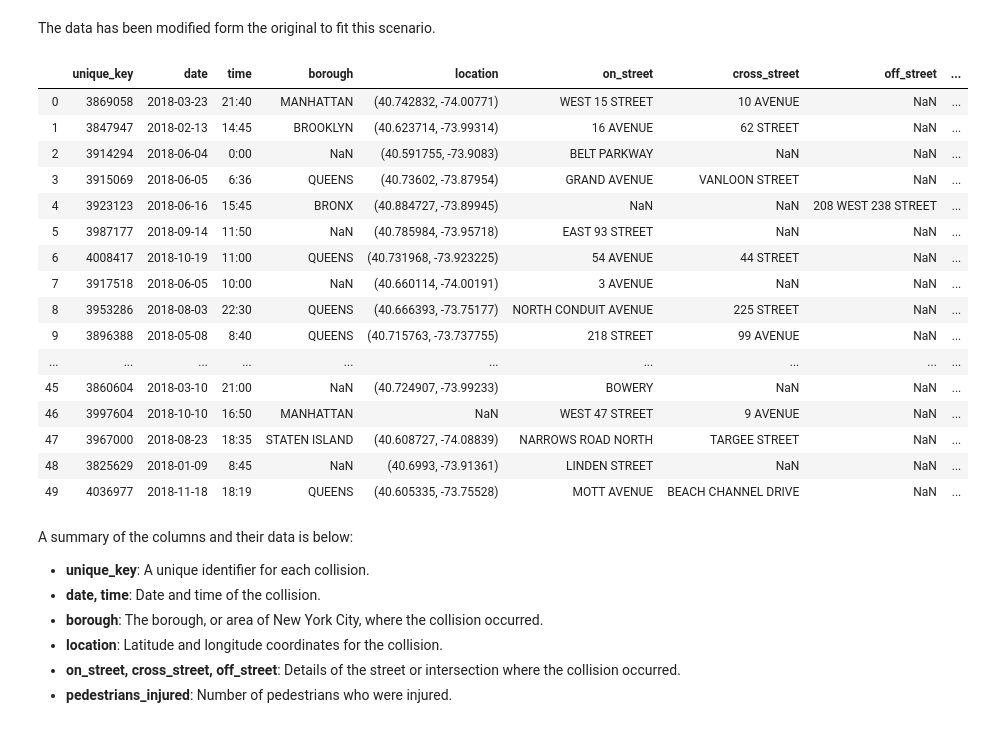
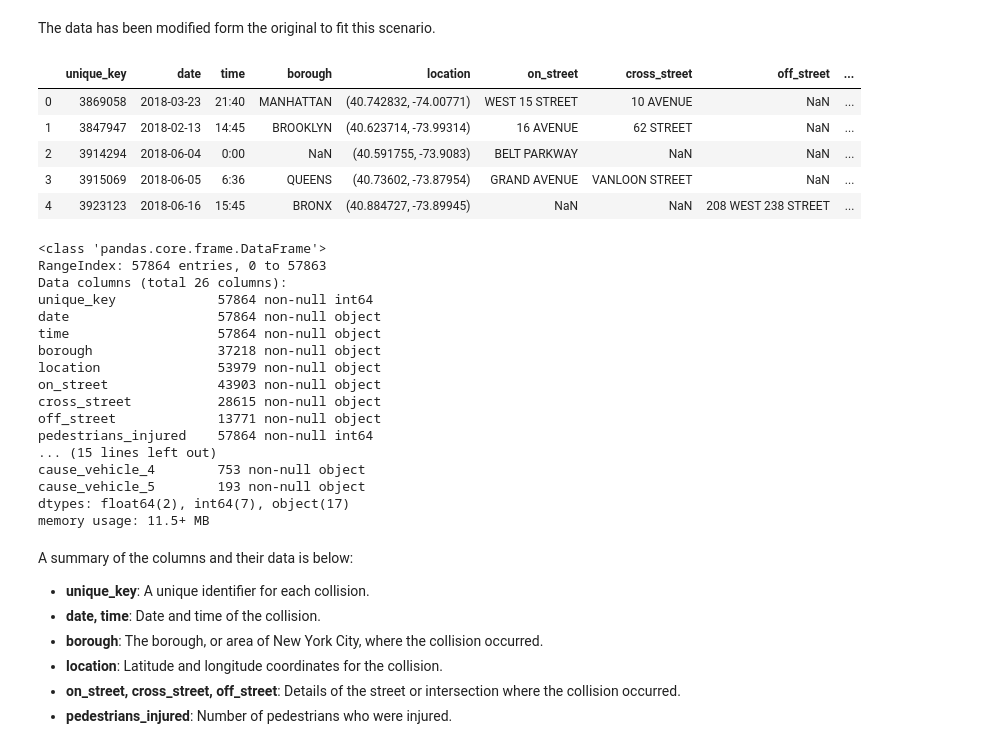
Before and after one commit to Clemo97/working-with-missing-data, a Jupyter notebook: working-with-missing-data.ipynb, the cells around one changed output. Cells and saved outputs as stored; diff of their text form; code cells hidden in the pictures.

```diff
--- a/working-with-missing-data.ipynb
+++ b/working-with-missing-data.ipynb
@@ -8,31 +8,40 @@ The data has been modified form the original to fit this scenario.
 # %%
 import pandas as pd
 import numpy as np
 pd.set_option('display.max_columns', 999)
 pd.set_option('display.max_rows', 900)
 pd.set_option('display.max_colwidth', -1)
 
 mvc = pd.read_csv(r"C:\Users\lumum\Documents\Data Projects\working-with-missing-data\nypd_mvc_2018.csv")
 
-mvc.head(50)
+mvc.head()
 # %% [output]
 |  | unique_key | date | time | borough | location | on_street | cross_street | off_street | ... |
 | 0 | 3869058 | 2018-03-23 | 21:40 | MANHATTAN | (40.742832, -74.00771) | WEST 15 STREET | 10 AVENUE | NaN | ... |
 | 1 | 3847947 | 2018-02-13 | 14:45 | BROOKLYN | (40.623714, -73.99314) | 16 AVENUE | 62 STREET | NaN | ... |
 | 2 | 3914294 | 2018-06-04 | 0:00 | NaN | (40.591755, -73.9083) | BELT PARKWAY | NaN | NaN | ... |
 | 3 | 3915069 | 2018-06-05 | 6:36 | QUEENS | (40.73602, -73.87954) | GRAND AVENUE | VANLOON STREET | NaN | ... |
 | 4 | 3923123 | 2018-06-16 | 15:45 | BRONX | (40.884727, -73.89945) | NaN | NaN | 208 WEST 238 STREET | ... |
-| 5 | 3987177 | 2018-09-14 | 11:50 | NaN | (40.785984, -73.95718) | EAST 93 STREET | NaN | NaN | ... |
-| 6 | 4008417 | 2018-10-19 | 11:00 | QUEENS | (40.731968, -73.923225) | 54 AVENUE | 44 STREET | NaN | ... |
-| 7 | 3917518 | 2018-06-05 | 10:00 | NaN | (40.660114, -74.00191) | 3 AVENUE | NaN | NaN | ... |
-| 8 | 3953286 | 2018-08-03 | 22:30 | QUEENS | (40.666393, -73.75177) | NORTH CONDUIT AVENUE | 225 STREET | NaN | ... |
-| 9 | 3896388 | 2018-05-08 | 8:40 | QUEENS | (40.715763, -73.737755) | 218 STREET | 99 AVENUE | NaN | ... |
-| ... | ... | ... | ... | ... | ... | ... | ... | ... | ... |
-| 45 | 3860604 | 2018-03-10 | 21:00 | NaN | (40.724907, -73.99233) | BOWERY | NaN | NaN | ... |
-| 46 | 3997604 | 2018-10-10 | 16:50 | MANHATTAN | NaN | WEST 47 STREET | 9 AVENUE | NaN | ... |
-| 47 | 3967000 | 2018-08-23 | 18:35 | STATEN ISLAND | (40.608727, -74.08839) | NARROWS ROAD NORTH | TARGEE STREET | NaN | ... |
-| 48 | 3825629 | 2018-01-09 | 8:45 | NaN | (40.6993, -73.91361) | LINDEN STREET | NaN | NaN | ... |
-| 49 | 4036977 | 2018-11-18 | 18:19 | QUEENS | (40.605335, -73.75528) | MOTT AVENUE | BEACH CHANNEL DRIVE | NaN | ... |
+# %%
+mvc.info()
+# %% [output]
+<class 'pandas.core.frame.DataFrame'>
+RangeIndex: 57864 entries, 0 to 57863
+Data columns (total 26 columns):
+unique_key             57864 non-null int64
+date                   57864 non-null object
+time                   57864 non-null object
+borough                37218 non-null object
+location               53979 non-null object
+on_street              43903 non-null object
+cross_street           28615 non-null object
+off_street             13771 non-null object
+pedestrians_injured    57864 non-null int64
+... (15 lines left out)
+cause_vehicle_4        753 non-null object
+cause_vehicle_5        193 non-null object
+dtypes: float64(2), int64(7), object(17)
+memory usage: 11.5+ MB
 # %% [markdown]
 A summary of the columns and their data is below:
 <ul>
```
Also changed, not shown: parts of 48 cells of this notebook, 11 other files.
